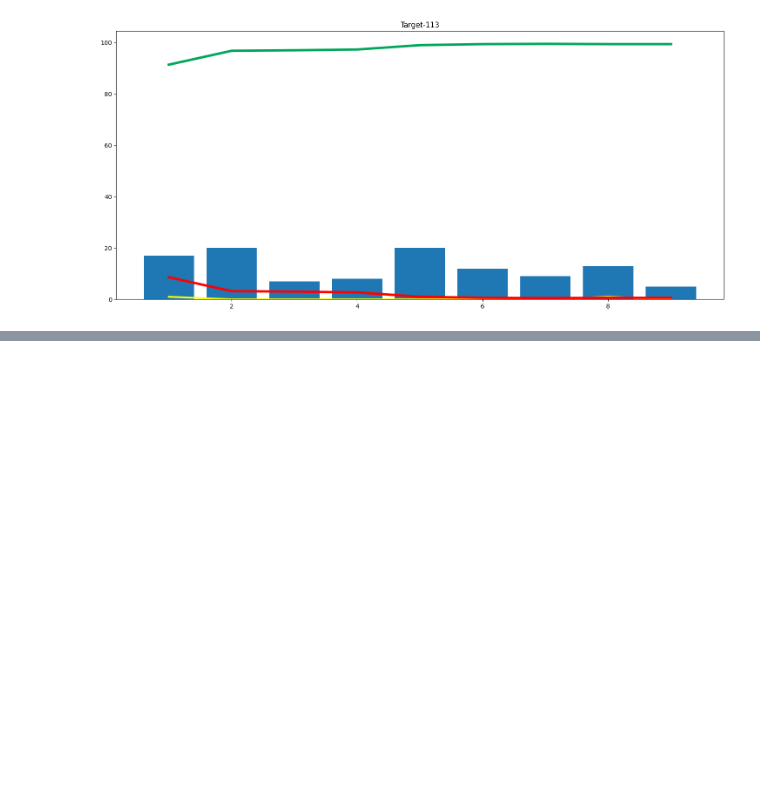
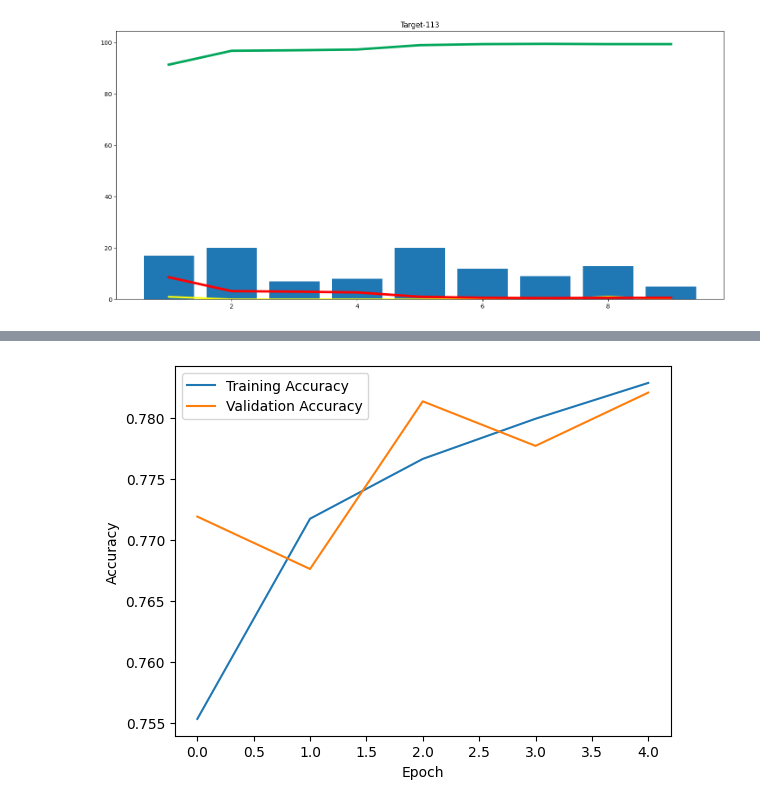
Before and after one commit to ajmalbuffy/Cricket-Analytics-ML-Project, a Jupyter notebook: IPL_Match_Prediction_End_to_End_ML.ipynb, the cells around one changed output, grey strips where cells are left out. Saved outputs shown, nothing was run; the diff lists cells and outputs as text; code cells hidden in the pictures; blank space fills up the shorter version.

```diff
--- a/IPL_Match_Prediction_End_to_End_ML.ipynb
+++ b/IPL_Match_Prediction_End_to_End_ML.ipynb
@@ -1310,0 +1351,9 @@ Text(0.5, 1.0, 'Target-113')
+# %%
+from sklearn.ensemble import RandomForestClassifier
+
+rf_model = RandomForestClassifier()
+rf_model.fit(X_train, y_train)
+
+rf_predictions = rf_model.predict(X_test)
+
+accuracy_score(y_test, rf_predictions)
@@ -1310,0 +1409,14 @@ Text(0.5, 1.0, 'Target-113')
+# %%
+from tensorflow.keras.models import Sequential
+from tensorflow.keras.layers import Dense, Input
+
+nn_model = Sequential()
+
+nn_model.add(Input(shape=(X_train.shape[1],)))
+nn_model.add(Dense(32, activation='relu'))
+nn_model.add(Dense(16, activation='relu'))
+nn_model.add(Dense(1, activation='sigmoid'))
+
+nn_model.compile(optimizer='adam', loss='binary_crossentropy', metrics=['accuracy'])
+# %%
+history = nn_model.fit(X_train, y_train, epochs=5, batch_size=32, validation_split=0.2)
@@ -1310,0 +1456,13 @@ Text(0.5, 1.0, 'Target-113')
+# %%
+import matplotlib.pyplot as plt
+
+plt.plot(history.history['accuracy'], label='Training Accuracy')
+plt.plot(history.history['val_accuracy'], label='Validation Accuracy')
+
+plt.xlabel('Epoch')
+plt.ylabel('Accuracy')
+plt.legend()
+
+plt.show()
+# %% [output]
+[figure, added]
```
Also changed, not shown: parts of 19 cells of this notebook.
